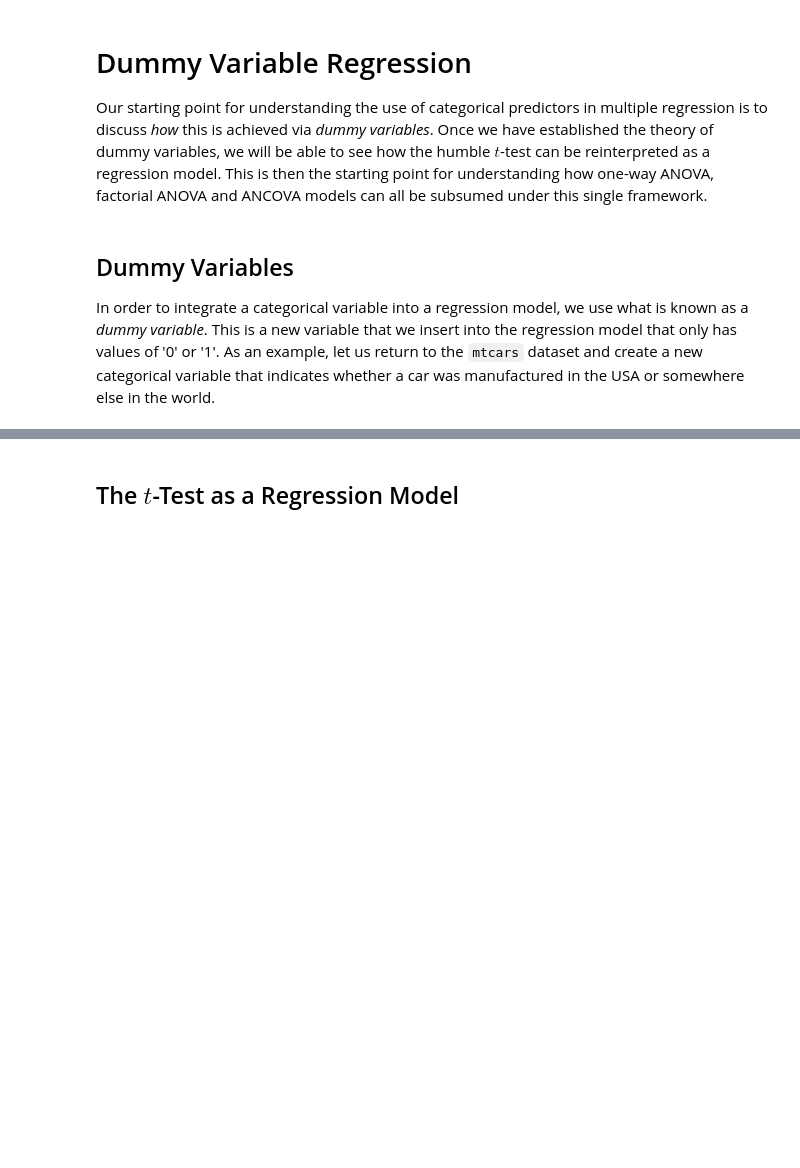
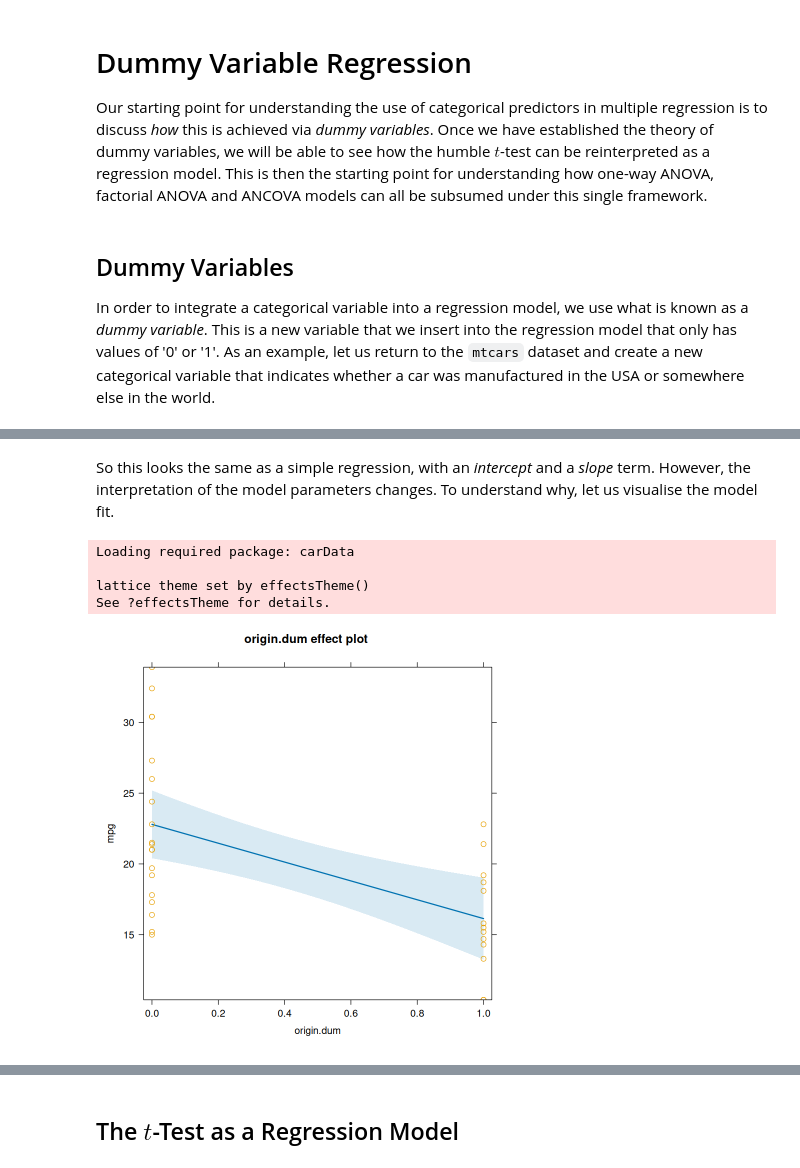
Before and after one commit to PCHN63101-Advanced-Data-Skills/Model-Comparisons-ANOVA, a Jupyter notebook: 1.dummy-variables.ipynb, the cells around one changed output, grey strips where cells are left out. Cells and saved outputs as stored; diff of their text form; code cells hidden in the pictures; blank space fills up the shorter version.

```diff
--- a/1.dummy-variables.ipynb
+++ b/1.dummy-variables.ipynb
@@ -9,7 +9,7 @@ data(mtcars)
 mtcars$origin <- c('Other','Other','USA','USA','USA','USA','USA','Other','Other','Other',
                    'Other','Other','Other','Other','USA','USA','USA','Other','Other',
                    'Other','Other','USA','USA','USA','USA','Other','Other','Other',
-                   'Other','Other','Other','Other')
+                   'USA','Other','Other','Other')
 
 print(mtcars)
 # %% [output]
@@ -58,0 +60,3 @@ So what happens if we put this dummy variable into a regression model? ...
+# %%
+dummy.mod <- lm(mpg ~ origin.dum, data=mtcars)
+summary(dummy.mod)
@@ -58,0 +81,11 @@ So what happens if we put this dummy variable into a regression model? ...
+# %% [markdown]
+So this looks the same as a simple regression, with an *intercept* and a *slope* term. However, the interpretation of the model parameters changes. To understand why, let us visualise the model fit.
+# %%
+library(effects)
+plot(allEffects(dummy.mod, residuals=TRUE), partial.residuals=list(smooth=FALSE))
+# %% [output]
+Loading required package: carData
+
+lattice theme set by effectsTheme()
+See ?effectsTheme for details.
+[figure, added]
```
Also changed, not shown: parts of 25 cells of this notebook, 9 other files.
